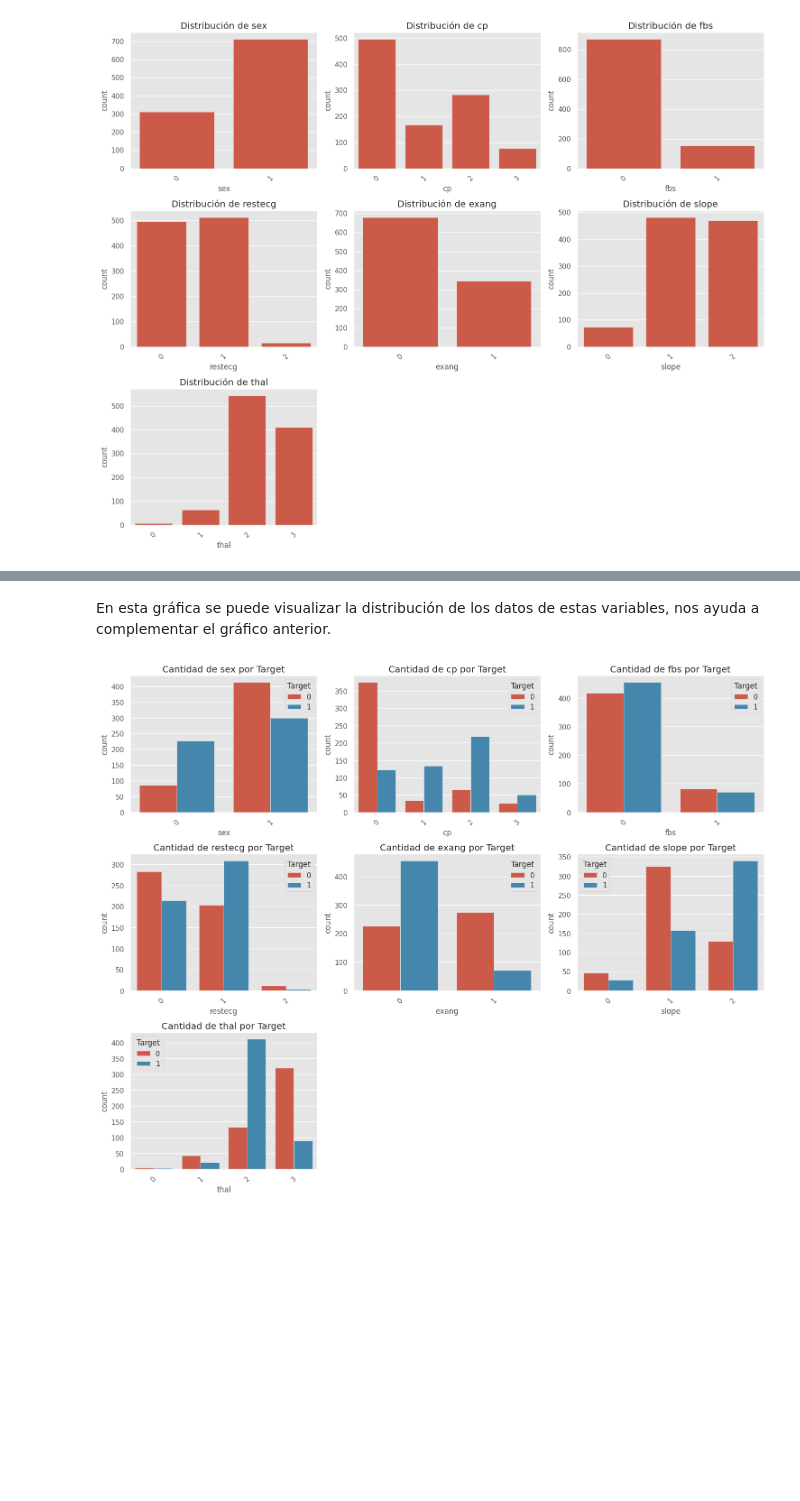
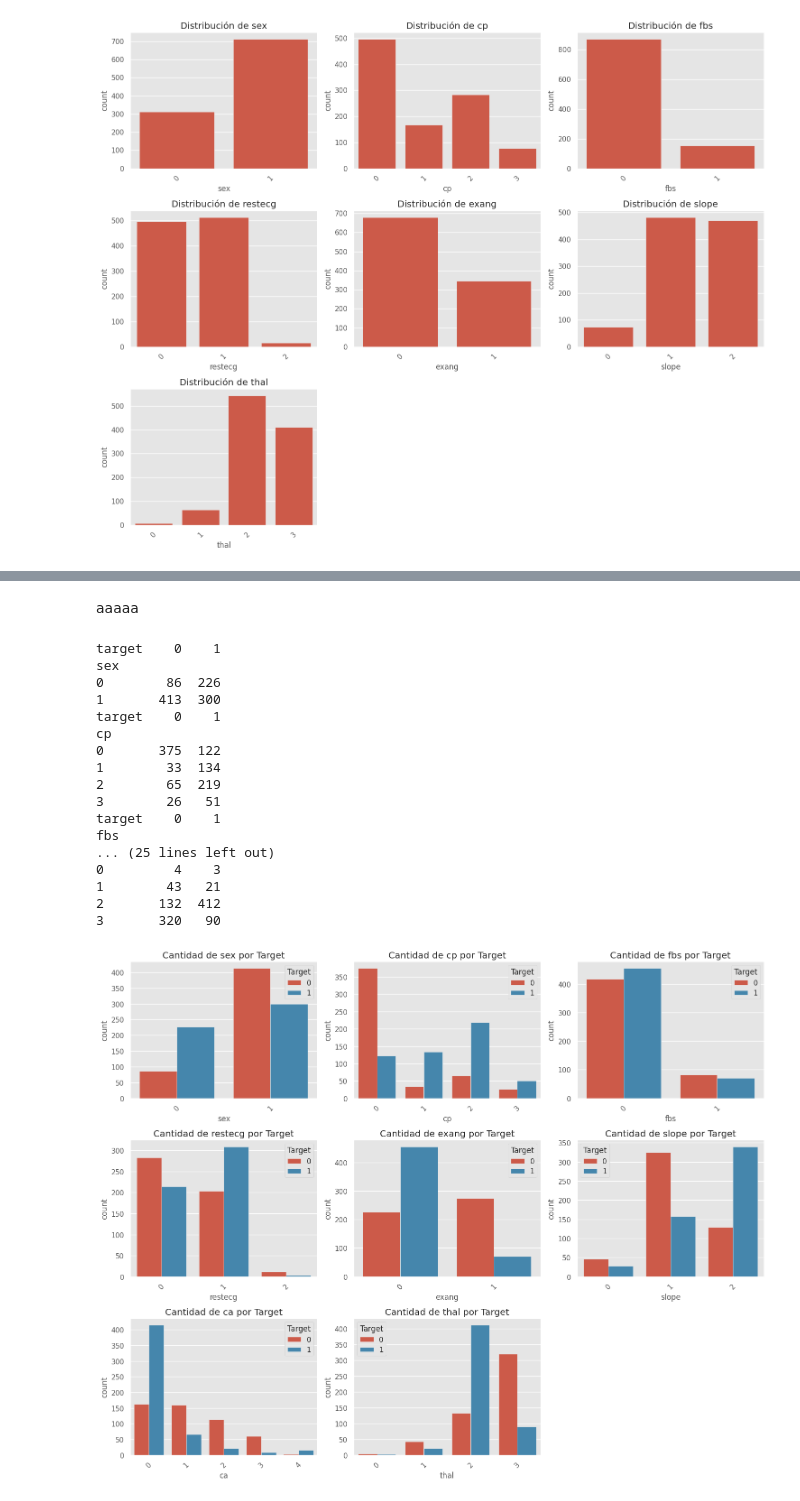
Before and after one commit to JeanFZC/Analisis-con-Python, a Jupyter notebook: Proy_AtaqueCorazon_v2(1).ipynb, the cells around one changed output, grey strips where cells are left out. Saved outputs shown, nothing was run; the diff lists cells and outputs as text; code cells hidden in the pictures; blank space fills up the shorter version.

```diff
--- a/Proy_AtaqueCorazon_v2(1).ipynb
+++ b/Proy_AtaqueCorazon_v2(1).ipynb
@@ -187,5 +182,5 @@ De los datos podemos que en su mayoría son hombres, en cuanto a la variable cp
 # %%
-var2= ['sex', 'cp', 'fbs', 'restecg', 'exang', 'slope', 'thal']
+var2= ['sex', 'cp', 'fbs', 'restecg', 'exang', 'slope', 'ca', 'thal']
 plt.figure(figsize=(15, 12))
 
 for i, variable in enumerate(var2, 1):
@@ -201,18 +196,35 @@ plt.show()
-# %% [markdown]
-En esta gráfica se puede visualizar la distribución de los datos de estas variables, nos ayuda a complementar el gráfico anterior.
+# %% [markdown]
+aaaaa
 # %%
-var3 = ['sex', 'cp', 'fbs', 'restecg', 'exang', 'slope', 'thal']
+var3 = ['sex', 'cp', 'fbs', 'restecg', 'exang', 'slope', 'ca', 'thal']
 
 plt.figure(figsize=(15, 12))
 
 for i, variable in enumerate(var3, 1):
     plt.subplot(3, 3, i)
     sns.countplot(data=df, x=variable, hue='target')
     plt.title(f'Cantidad de {variable} por Target')
     plt.legend(title='Target')
     plt.xticks(rotation=45)
 
 plt.tight_layout()
 plt.show()
 # %% [output]
+target    0    1
+sex
+0        86  226
+1       413  300
+target    0    1
+cp
+0       375  122
+1        33  134
+2        65  219
+3        26   51
+target    0    1
+fbs
+... (25 lines left out)
+0         4    3
+1        43   21
+2       132  412
+3       320   90
-[figure, old version]
+[figure, new version]
```
Also changed, not shown: parts of 11 cells of this notebook.
